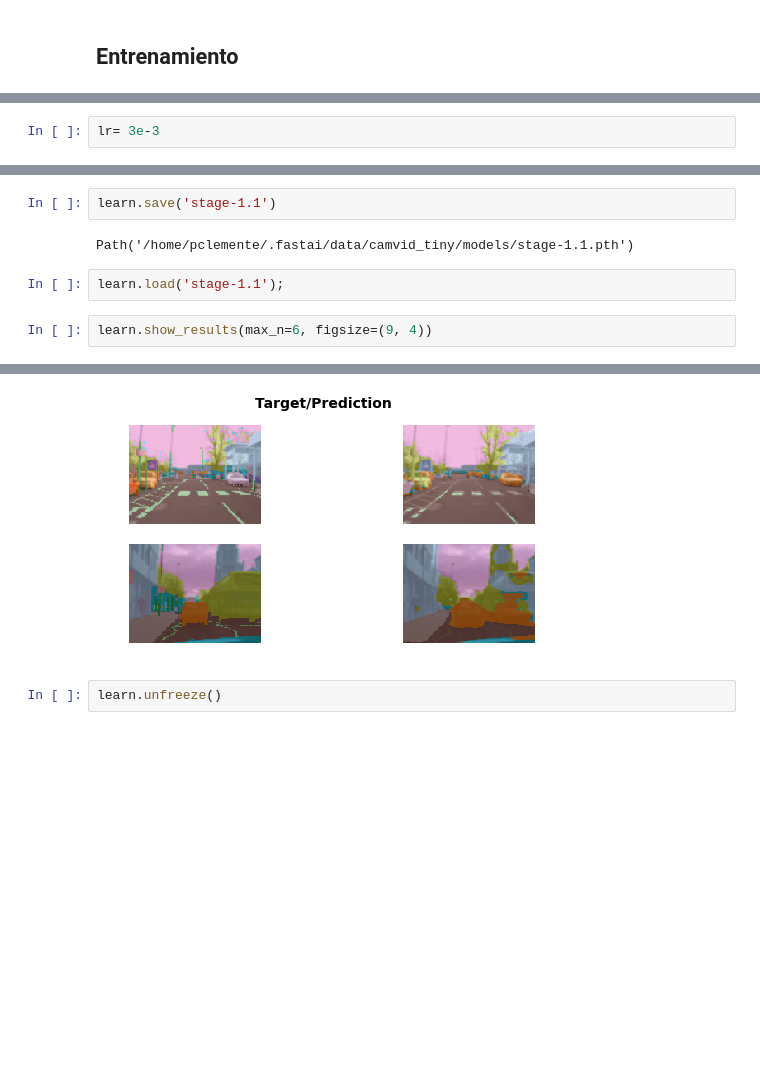
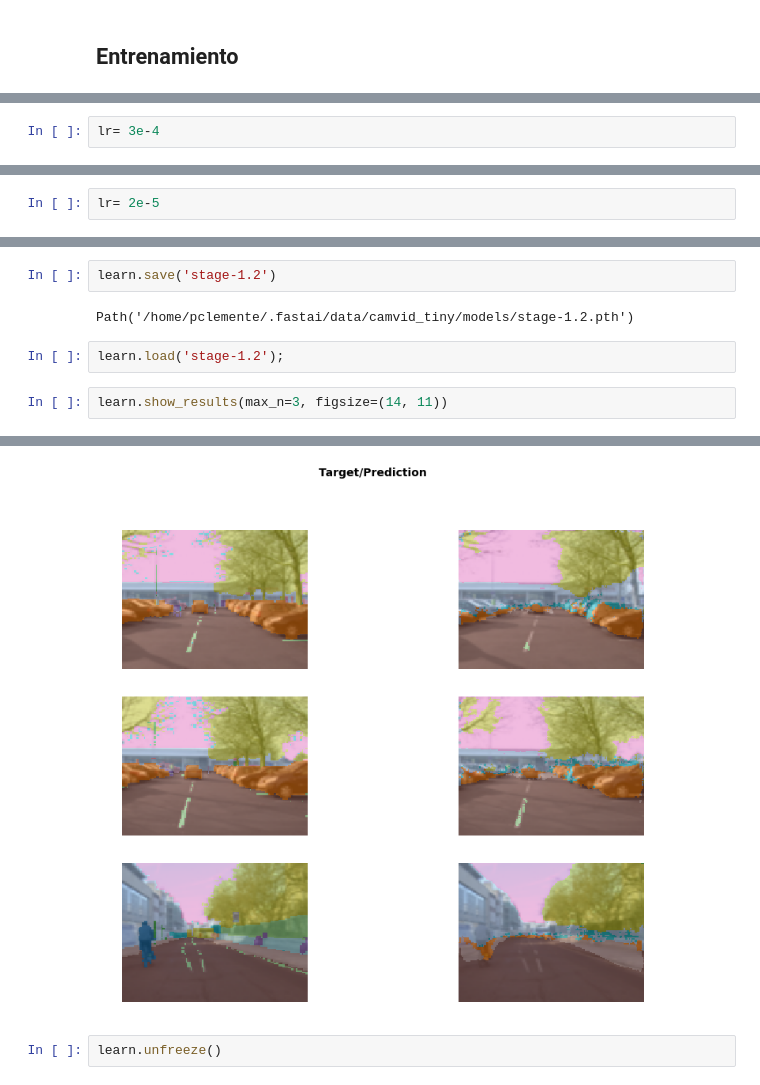
Before and after one commit to pablo-clemente/image_segmentation_thesis, a Jupyter notebook: img_seg_camvid_v2.ipynb, the cells around one changed output, grey strips where cells are left out. Cells and saved outputs as stored; diff of their text form; blank space fills up the shorter version.

```diff
--- a/img_seg_camvid_v2.ipynb
+++ b/img_seg_camvid_v2.ipynb
@@ -161,5 +167,5 @@ SuggestedLRs(lr_min=0.002290867641568184, lr_steep=0.0004786300996784121)
 # %%
-lr= 3e-3
+lr= 3e-4
 # %%
 learn.fit_one_cycle(10, slice(lr), pct_start=0.9, wd=wd)
 # %% [output]
@@ -185,3 +189,5 @@ lr= 3e-3
+# %%
+lr= 2e-5
 # %%
 learn.fit_one_cycle(10, slice(lr), pct_start=0.9, wd=wd)
 # %% [output]
@@ -199,14 +205,14 @@ learn.fit_one_cycle(10, slice(lr), pct_start=0.9, wd=wd)
 # %%
-learn.save('stage-1.1')
+learn.save('stage-1.2')
 # %% [output]
-Path('/home/pclemente/.fastai/data/camvid_tiny/models/stage-1.1.pth')
+Path('/home/pclemente/.fastai/data/camvid_tiny/models/stage-1.2.pth')
 # %%
-learn.load('stage-1.1');
+learn.load('stage-1.2');
 # %%
-learn.show_results(max_n=6, figsize=(9, 4))
+learn.show_results(max_n=3, figsize=(14, 11))
 # %% [output]
 [interactive output not drawn]
-[figure, old version]
+[figure, new version]
 # %%
 learn.unfreeze()
 # %%
```
Also changed, not shown: parts of 29 cells of this notebook.
